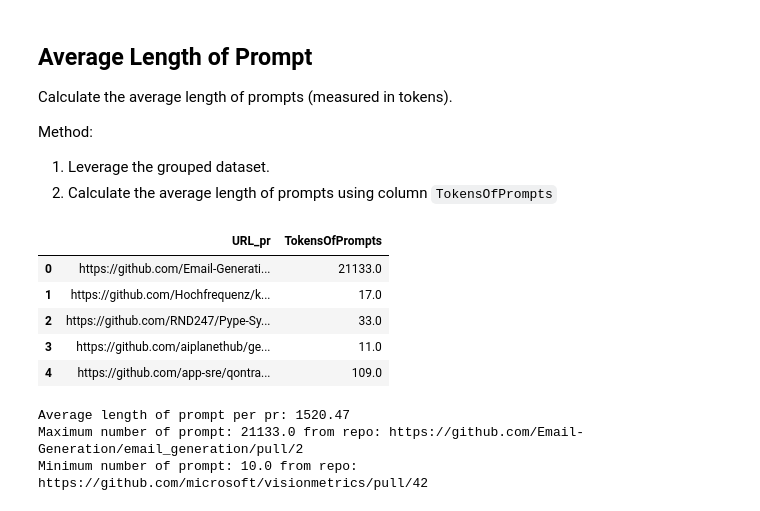
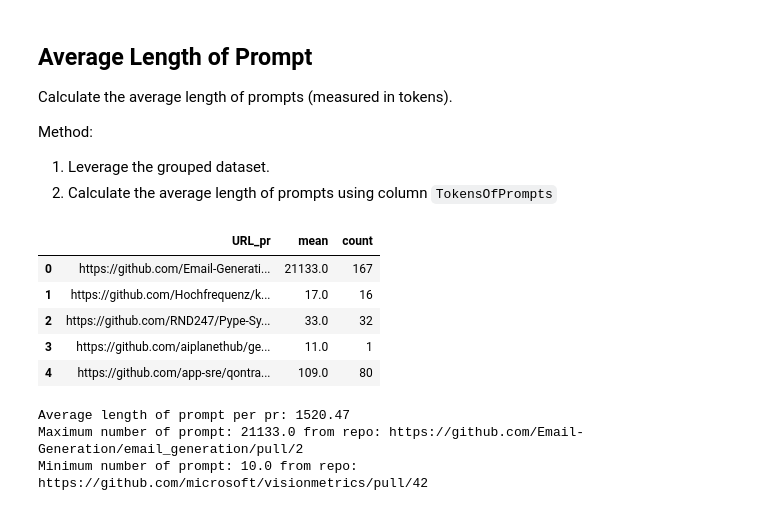
Before and after one commit to TenTen-Teng/MSR2024MiningChallenge, a Jupyter notebook: pull_request_analysis.ipynb, the cells around one changed output. Drawn from its saved outputs; the diff is of its cells as text; code cells hidden in the pictures.

```diff
--- a/pull_request_analysis.ipynb
+++ b/pull_request_analysis.ipynb
@@ -194,13 +186,13 @@ Method:
 1. Leverage the grouped dataset.
 2. Calculate the average length of prompts using column `TokensOfPrompts`
 # %%
-df_url_prompt = df_url["TokensOfPrompts"].aggregate("mean").reset_index()
+df_url_prompt = df_url["TokensOfPrompts"].aggregate(["mean", "count"]).reset_index()
 df_url_prompt.head()
 # %% [output]
-|  | URL_pr | TokensOfPrompts |
-| 0 | https://github.com/Email-Generati... | 21133.0 |
-| 1 | https://github.com/Hochfrequenz/k... | 17.0 |
-| 2 | https://github.com/RND247/Pype-Sy... | 33.0 |
-| 3 | https://github.com/aiplanethub/ge... | 11.0 |
-| 4 | https://github.com/app-sre/qontra... | 109.0 |
+|  | URL_pr | mean | count |
+| 0 | https://github.com/Email-Generati... | 21133.0 | 167 |
+| 1 | https://github.com/Hochfrequenz/k... | 17.0 | 16 |
+| 2 | https://github.com/RND247/Pype-Sy... | 33.0 | 32 |
+| 3 | https://github.com/aiplanethub/ge... | 11.0 | 1 |
+| 4 | https://github.com/app-sre/qontra... | 109.0 | 80 |
 # %%
```
Also changed, not shown: parts of 11 cells of this notebook, 12 other files.
